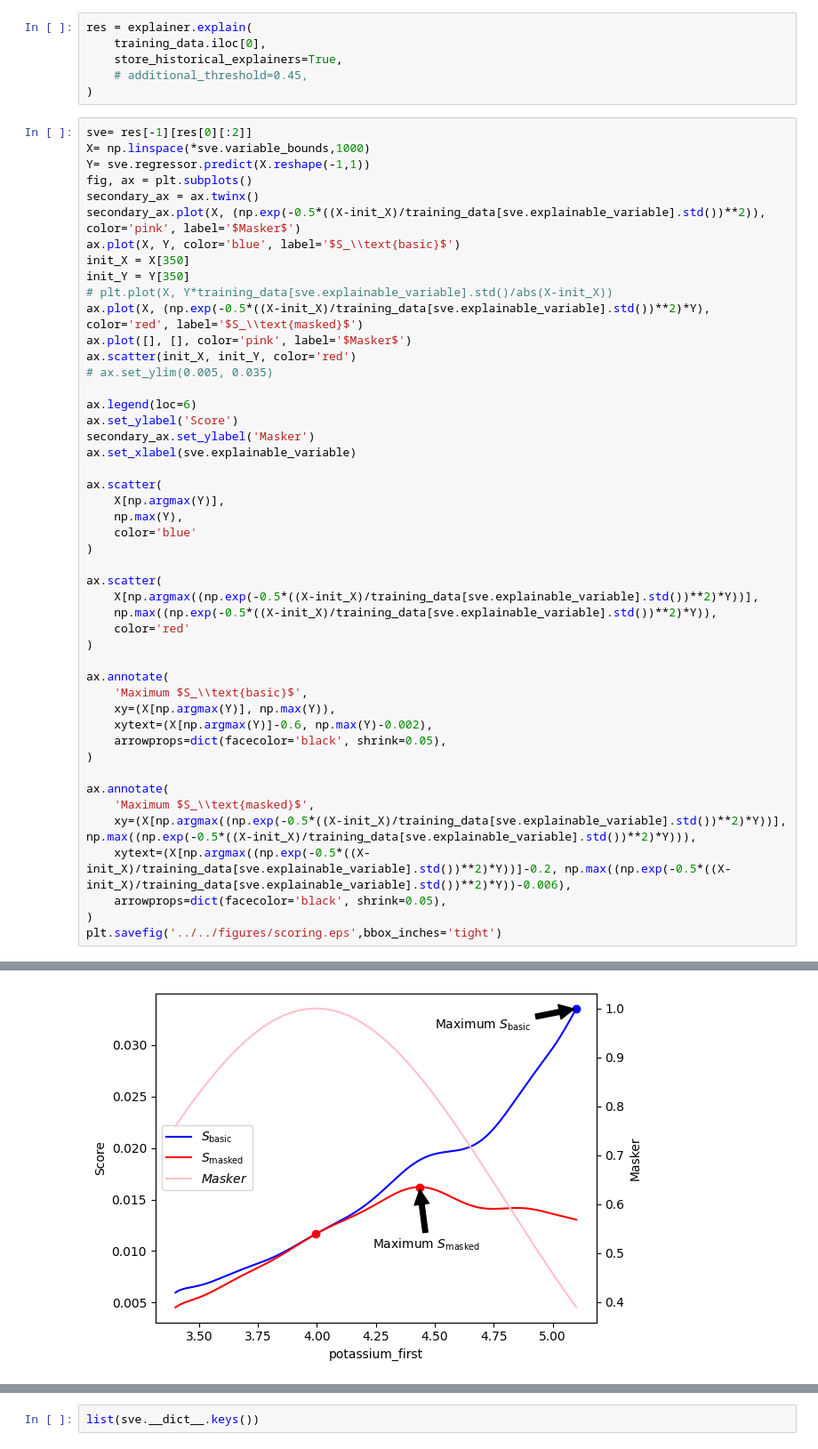
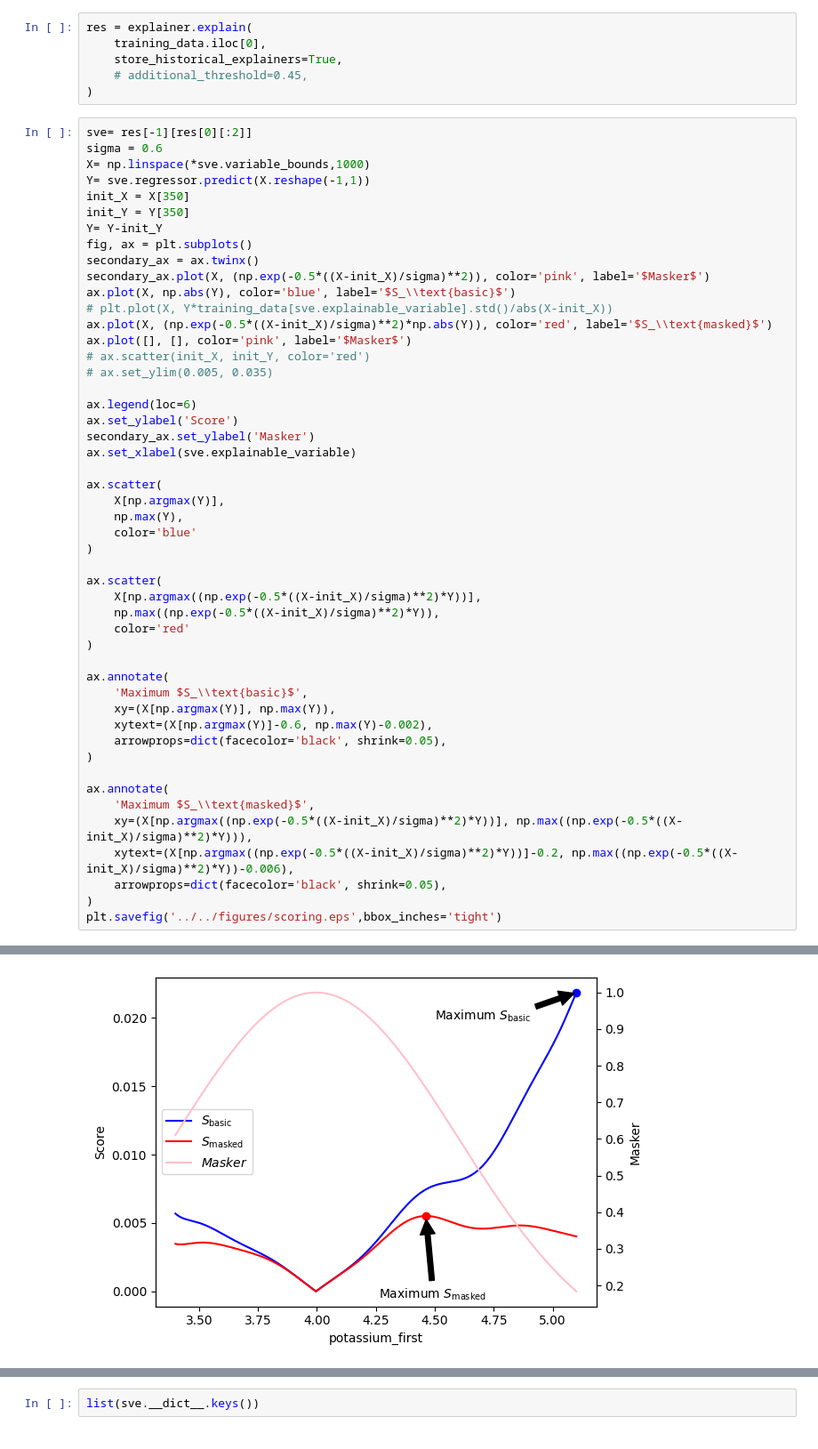
Before and after one commit to JoshanParmar/TuneableCounterfactuals, a Jupyter notebook: evaluations/mimic/scoring_fuction_graph_generators.ipynb, the cells around one changed output, grey strips where cells are left out. Shown at 89% size. Cells and saved outputs as stored; diff of their text form.

```diff
--- a/evaluations/mimic/scoring_fuction_graph_generators.ipynb
+++ b/evaluations/mimic/scoring_fuction_graph_generators.ipynb
@@ -47,51 +47,53 @@ res = explainer.explain(
 )
 # %%
 sve= res[-1][res[0][:2]]
+sigma = 0.6
 X= np.linspace(*sve.variable_bounds,1000)
 Y= sve.regressor.predict(X.reshape(-1,1))
+init_X = X[350]
+init_Y = Y[350]
+Y= Y-init_Y
 fig, ax = plt.subplots()
 secondary_ax = ax.twinx()
-secondary_ax.plot(X, (np.exp(-0.5*((X-init_X)/training_data[sve.explainable_variable].std())**2)), color='pink', label='$Masker$')
-ax.plot(X, Y, color='blue', label='$S_\\text{basic}$')
-init_X = X[350]
-init_Y = Y[350]
+secondary_ax.plot(X, (np.exp(-0.5*((X-init_X)/sigma)**2)), color='pink', label='$Masker$')
+ax.plot(X, np.abs(Y), color='blue', label='$S_\\text{basic}$')
 # plt.plot(X, Y*training_data[sve.explainable_variable].std()/abs(X-init_X))
-ax.plot(X, (np.exp(-0.5*((X-init_X)/training_data[sve.explainable_variable].std())**2)*Y), color='red', label='$S_\\text{masked}$')
+ax.plot(X, (np.exp(-0.5*((X-init_X)/sigma)**2)*np.abs(Y)), color='red', label='$S_\\text{masked}$')
 ax.plot([], [], color='pink', label='$Masker$')
-ax.scatter(init_X, init_Y, color='red')
+# ax.scatter(init_X, init_Y, color='red')
 # ax.set_ylim(0.005, 0.035)
 
 ax.legend(loc=6)
 ax.set_ylabel('Score')
 secondary_ax.set_ylabel('Masker')
 ax.set_xlabel(sve.explainable_variable)
 
 ax.scatter(
     X[np.argmax(Y)],
     np.max(Y),
     color='blue'
 )
 
 ax.scatter(
-    X[np.argmax((np.exp(-0.5*((X-init_X)/training_data[sve.explainable_variable].std())**2)*Y))],
-    np.max((np.exp(-0.5*((X-init_X)/training_data[sve.explainable_variable].std())**2)*Y)),
+    X[np.argmax((np.exp(-0.5*((X-init_X)/sigma)**2)*Y))],
+    np.max((np.exp(-0.5*((X-init_X)/sigma)**2)*Y)),
     color='red'
 )
 
 ax.annotate(
     'Maximum $S_\\text{basic}$',
     xy=(X[np.argmax(Y)], np.max(Y)),
     xytext=(X[np.argmax(Y)]-0.6, np.max(Y)-0.002),
     arrowprops=dict(facecolor='black', shrink=0.05),
 )
 
 ax.annotate(
     'Maximum $S_\\text{masked}$',
-    xy=(X[np.argmax((np.exp(-0.5*((X-init_X)/training_data[sve.explainable_variable].std())**2)*Y))], np.max((np.exp(-0.5*((X-init_X)/training_data[sve.explainable_variable].std())**2)*Y))),
-    xytext=(X[np.argmax((np.exp(-0.5*((X-init_X)/training_data[sve.explainable_variable].std())**2)*Y))]-0.2, np.max((np.exp(-0.5*((X-init_X)/training_data[sve.explainable_variable].std())**2)*Y))-0.006),
+    xy=(X[np.argmax((np.exp(-0.5*((X-init_X)/sigma)**2)*Y))], np.max((np.exp(-0.5*((X-init_X)/sigma)**2)*Y))),
+    xytext=(X[np.argmax((np.exp(-0.5*((X-init_X)/sigma)**2)*Y))]-0.2, np.max((np.exp(-0.5*((X-init_X)/sigma)**2)*Y))-0.006),
     arrowprops=dict(facecolor='black', shrink=0.05),
 )
 plt.savefig('../../figures/scoring.eps',bbox_inches='tight')
 # %% [output]
 The PostScript backend does not support transparency; partially transparent artists will be rendered opaque.
-[figure, old version]
+[figure, new version]
```
Also changed, not shown: parts of 2 cells of this notebook, 44 other files.
